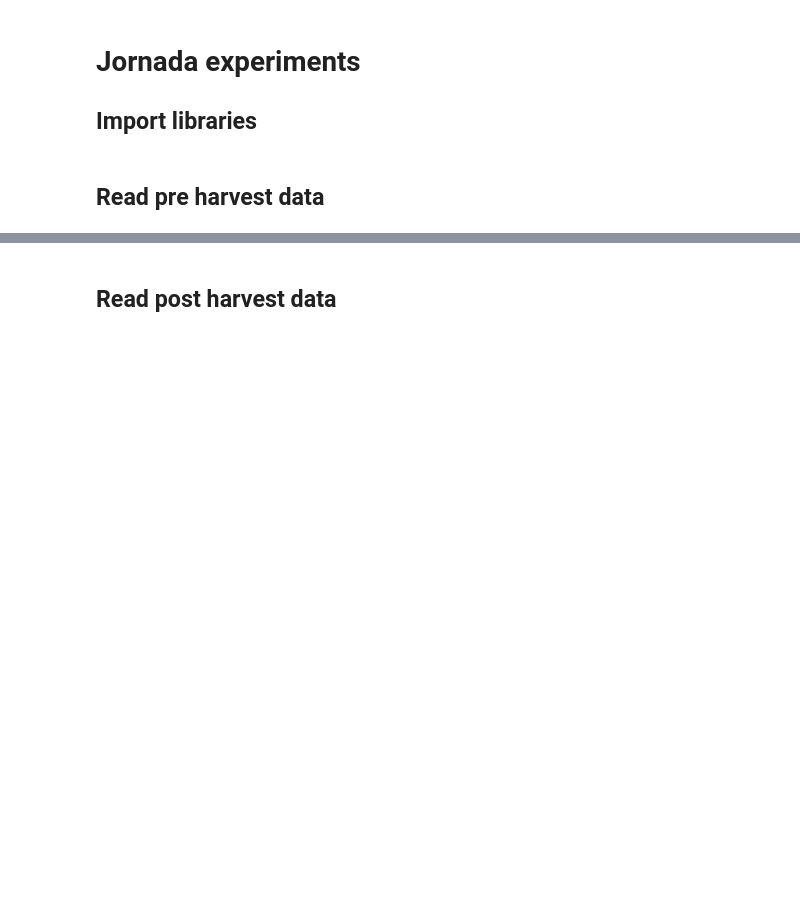
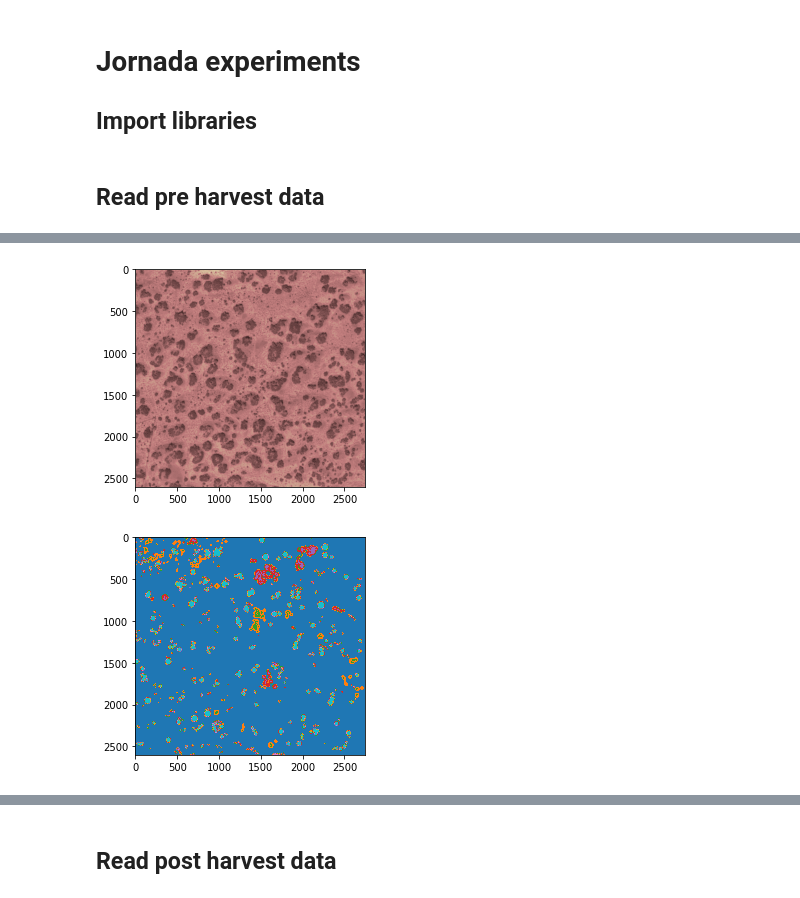
Before and after one commit to Aryal007/ml_satellite_image_segmentation, a Jupyter notebook: example_jornada_airborne.ipynb, the cells around one changed output, grey strips where cells are left out. Cells and saved outputs as stored; diff of their text form; code cells hidden in the pictures; blank space fills up the shorter version.

```diff
--- a/example_jornada_airborne.ipynb
+++ b/example_jornada_airborne.ipynb
@@ -29,10 +35,13 @@ c_pre_X, c_pre_y = c_pre_data.get_Xy(c_pre_tiff, c_pre_mask, n_sample = 50000, s
 # %%
-m_pre_data = Data(m_pre_tiff_filename, m_pre_shp_filename, classes = ['Shrub', 'Graminoid', 'Bare Ground', 'Shade', 'Other'])
+m_pre_data = Data(m_pre_tiff_filename, m_pre_shp_filename, classes = ['Graminoid', 'Bare Ground', 'Shade', 'Other', 'Shrub'])
 m_pre_tiff = m_pre_data.read_tiff()
 m_pre_mask = m_pre_data.get_mask(column="Classname")
-m_pre_X, c_pre_y = m_pre_data.get_Xy(m_pre_tiff, m_pre_mask, n_sample = 50000, save=False)
+m_pre_X, m_pre_y = m_pre_data.get_Xy(m_pre_tiff, m_pre_mask, n_sample = 50000, save=False)
 m_pre_data.view_tiff(m_pre_tiff, channel=1)
 m_pre_data.view_mask(m_pre_mask)
+# %% [output]
+[figure, added]
+[figure, added]
 # %%
 p_pre_data = Data(p_pre_tiff_filename, p_pre_shp_filename, classes = ['Graminoid', 'Bare Ground', 'Shade', 'Other'])
 p_pre_tiff = p_pre_data.read_tiff()
```
Also changed, not shown: parts of 63 cells of this notebook, 4 other files.
